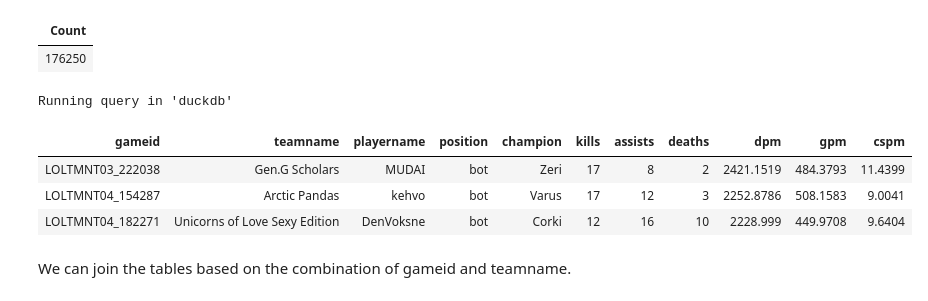
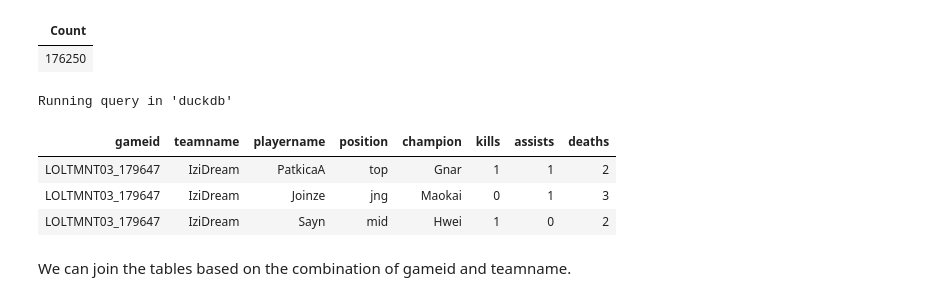
Before and after one commit to jpa-data/league-esports-analysis-duckdb, a Jupyter notebook: 01_data_preparation.ipynb, the cells around one changed output. Drawn from its saved outputs; the diff is of its cells as text; code cells hidden in the pictures.

```diff
--- a/01_data_preparation.ipynb
+++ b/01_data_preparation.ipynb
@@ -141,13 +140,13 @@ Running query in 'duckdb'
 | 176250 |
 # %%
 %%sql
-SELECT * FROM player_data ORDER BY dpm DESC LIMIT 3
+SELECT * FROM player_data LIMIT 3
 # %% [output]
 Running query in 'duckdb'
-| gameid | teamname | playername | position | champion | kills | assists | deaths | dpm | gpm | cspm |
-| LOLTMNT03_222038 | Gen.G Scholars | MUDAI | bot | Zeri | 17 | 8 | 2 | 2421.1519 | 484.3793 | 11.4399 |
-| LOLTMNT04_154287 | Arctic Pandas | kehvo | bot | Varus | 17 | 12 | 3 | 2252.8786 | 508.1583 | 9.0041 |
-| LOLTMNT04_182271 | Unicorns of Love Sexy Edition | DenVoksne | bot | Corki | 12 | 16 | 10 | 2228.999 | 449.9708 | 9.6404 |
+| gameid | teamname | playername | position | champion | kills | assists | deaths |
+| LOLTMNT03_179647 | IziDream | PatkicaA | top | Gnar | 1 | 1 | 2 |
+| LOLTMNT03_179647 | IziDream | Joinze | jng | Maokai | 0 | 1 | 3 |
+| LOLTMNT03_179647 | IziDream | Sayn | mid | Hwei | 1 | 0 | 2 |
 # %% [markdown]
 We can join the tables based on the combination of gameid and teamname.
 # %%
```
Also changed, not shown: parts of 7 cells of this notebook, 1 other file.
